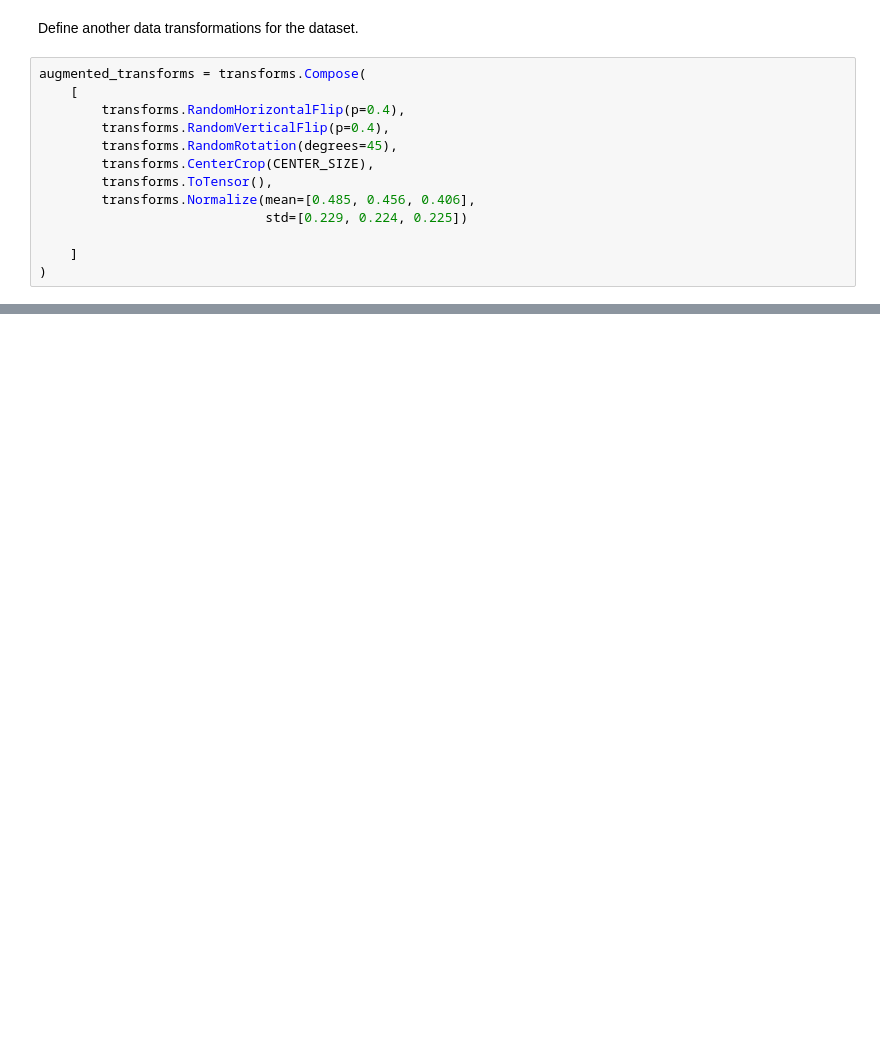
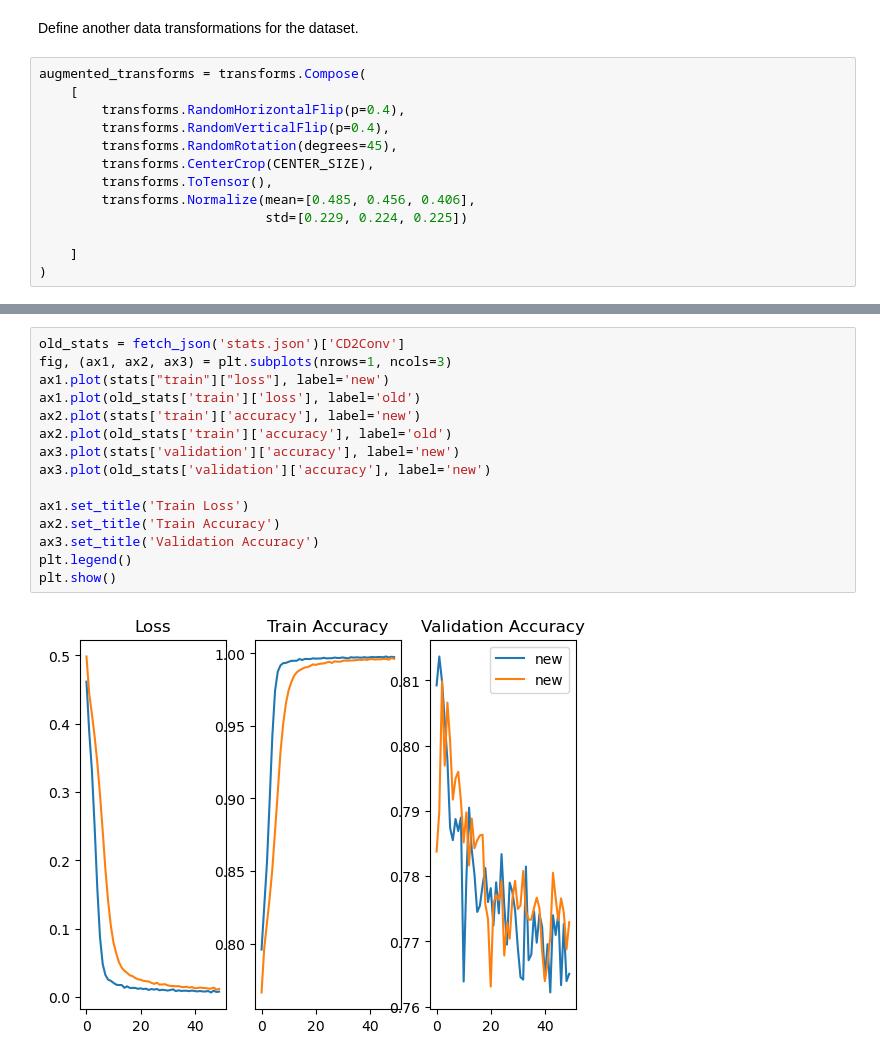
Before and after one commit to chukhranchick/histopathologic-cancer-detector, a Jupyter notebook: histopathologic-cancer-detection.ipynb, the cells around one changed output, grey strips where cells are left out. Drawn from its saved outputs; the diff is of its cells as text; blank space fills up the shorter version.

```diff
--- a/histopathologic-cancer-detection.ipynb
+++ b/histopathologic-cancer-detection.ipynb
@@ -416,0 +522,17 @@ augmented_transforms = transforms.Compose(
+# %%
+old_stats = fetch_json('stats.json')['CD2Conv']
+fig, (ax1, ax2, ax3) = plt.subplots(nrows=1, ncols=3)
+ax1.plot(stats["train"]["loss"], label='new')
+ax1.plot(old_stats['train']['loss'], label='old')
+ax2.plot(stats['train']['accuracy'], label='new')
+ax2.plot(old_stats['train']['accuracy'], label='old')
+ax3.plot(stats['validation']['accuracy'], label='new')
+ax3.plot(old_stats['validation']['accuracy'], label='new')
+
+ax1.set_title('Train Loss')
+ax2.set_title('Train Accuracy')
+ax3.set_title('Validation Accuracy')
+plt.legend()
+plt.show()
+# %% [output]
+[figure, added]
```
Also changed, not shown: parts of 22 cells of this notebook, 1 other file.
